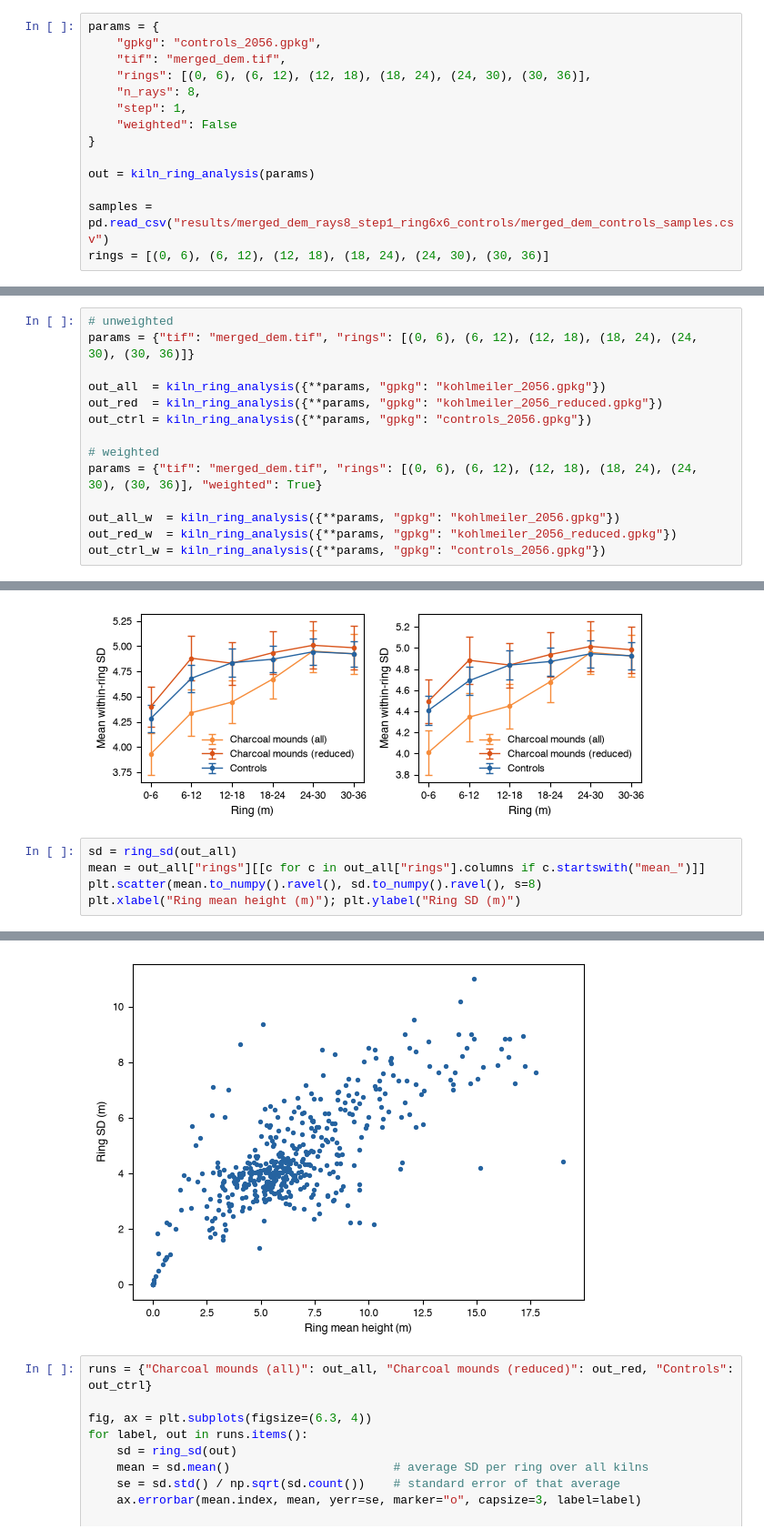
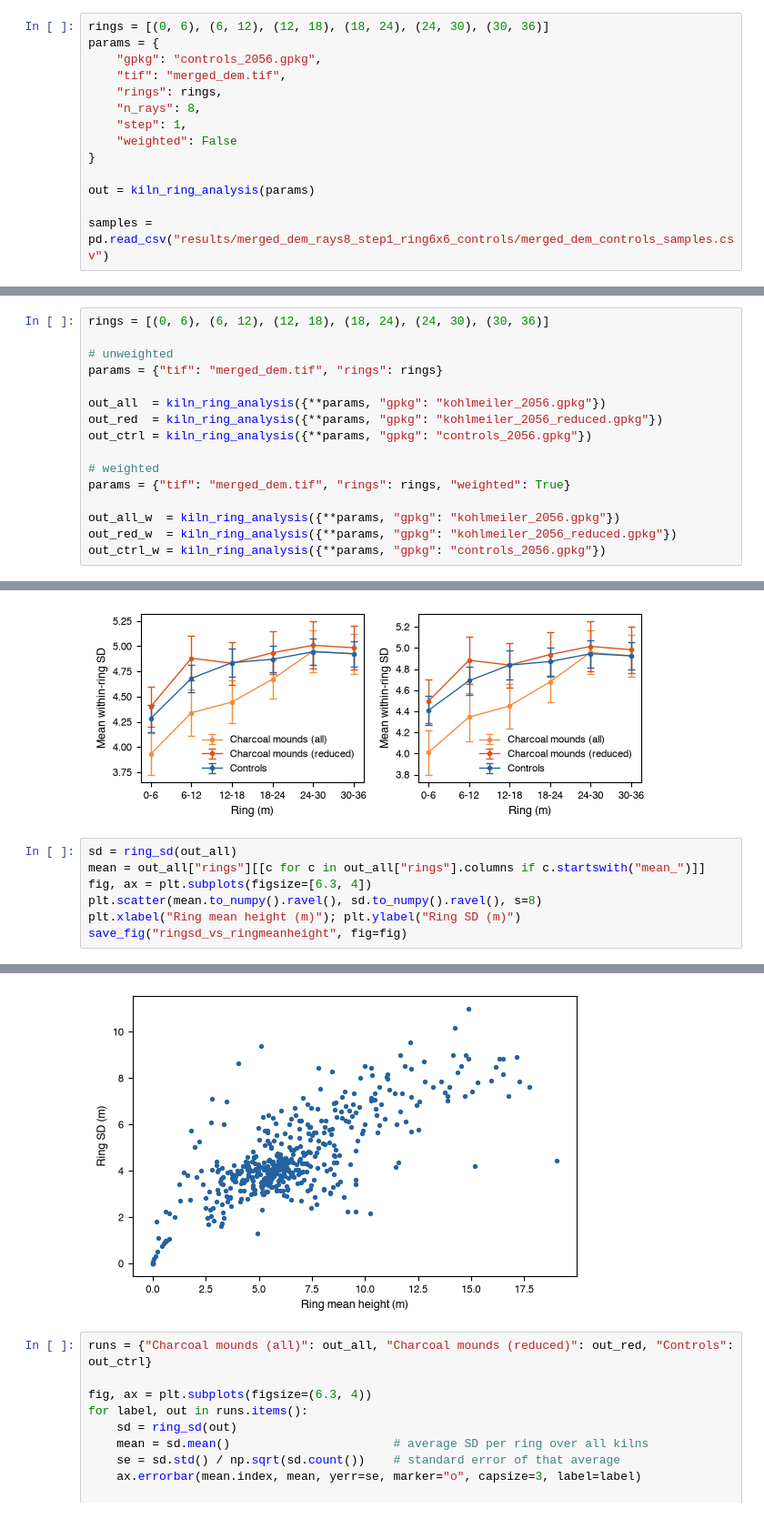
Before and after one commit to fabianott/GEO-715-Project, a Jupyter notebook: new testfolder/experimentation.ipynb, the cells around one changed output, grey strips where cells are left out. Shown at 91% size. Cells and saved outputs as stored; diff of their text form.

Commit message:
all graphs checked and updated and saved if needed

```diff
--- a/new testfolder/experimentation.ipynb
+++ b/new testfolder/experimentation.ipynb
@@ -275,10 +326,11 @@ Saved: results/merged_dem_rays8_step1_ring6x6_reduced/merged_dem_reduced_rings.c
 Having the numbers of the charcoal mounds' analyss is a first step, but it doesn't help us much if we cannot compare them to something. Idea of comparing the different distances is valid and to some extent ok, but due to spatial autocorrelation and other covariance problems, the inner rings pose a problem which cannot be solved by weighing the samples for example.
 That's where control points come to play. Ideally, these are three points assigned to each charcoal mound. These points lie within its vicinity and should represent the environment of the charcoal mound as good as possible. How this generation was done is explained in `control_points.ipynb`.
 # %%
+rings = [(0, 6), (6, 12), (12, 18), (18, 24), (24, 30), (30, 36)]
 params = {
     "gpkg": "controls_2056.gpkg",
     "tif": "merged_dem.tif",
-    "rings": [(0, 6), (6, 12), (12, 18), (18, 24), (24, 30), (30, 36)],
+    "rings": rings,
     "n_rays": 8,
     "step": 1,
     "weighted": False
@@ -287,7 +339,6 @@ params = {
 out = kiln_ring_analysis(params)
 
 samples = pd.read_csv("results/merged_dem_rays8_step1_ring6x6_controls/merged_dem_controls_samples.csv")
-rings = [(0, 6), (6, 12), (12, 18), (18, 24), (24, 30), (30, 36)]
 # %% [output]
 ======================================================================
 Raster:        merged_dem.tif
@@ -309,15 +360,17 @@ Saved: results/merged_dem_rays8_step1_ring6x6_controls/merged_dem_controls_rings
 # %% [markdown]
 ### Visualisation of the difference
 # %%
+rings = [(0, 6), (6, 12), (12, 18), (18, 24), (24, 30), (30, 36)]
+
 # unweighted
-params = {"tif": "merged_dem.tif", "rings": [(0, 6), (6, 12), (12, 18), (18, 24), (24, 30), (30, 36)]}
+params = {"tif": "merged_dem.tif", "rings": rings}
 
 out_all  = kiln_ring_analysis({**params, "gpkg": "kohlmeiler_2056.gpkg"})
 out_red  = kiln_ring_analysis({**params, "gpkg": "kohlmeiler_2056_reduced.gpkg"})
 out_ctrl = kiln_ring_analysis({**params, "gpkg": "controls_2056.gpkg"})
 
 # weighted
-params = {"tif": "merged_dem.tif", "rings": [(0, 6), (6, 12), (12, 18), (18, 24), (24, 30), (30, 36)], "weighted": True}
+params = {"tif": "merged_dem.tif", "rings": rings, "weighted": True}
 
 out_all_w  = kiln_ring_analysis({**params, "gpkg": "kohlmeiler_2056.gpkg"})
 out_red_w  = kiln_ring_analysis({**params, "gpkg": "kohlmeiler_2056_reduced.gpkg"})
@@ -450,6 +503,8 @@ save_fig("sd_comparison_weighted_unweighted", fig=fig)
 # %%
 sd = ring_sd(out_all)
 mean = out_all["rings"][[c for c in out_all["rings"].columns if c.startswith("mean_")]]
+fig, ax = plt.subplots(figsize=[6.3, 4])
 plt.scatter(mean.to_numpy().ravel(), sd.to_numpy().ravel(), s=8)
 plt.xlabel("Ring mean height (m)"); plt.ylabel("Ring SD (m)")
+save_fig("ringsd_vs_ringmeanheight", fig=fig)
 # %% [output]
@@ -457,4 +515,4 @@ Text(0, 0.5, 'Ring SD (m)')
-[figure, old version]
+[figure, new version]
 # %%
 runs = {"Charcoal mounds (all)": out_all, "Charcoal mounds (reduced)": out_red, "Controls": out_ctrl}
 
```
Also changed, not shown: parts of 16 cells of this notebook, 54 other files.
